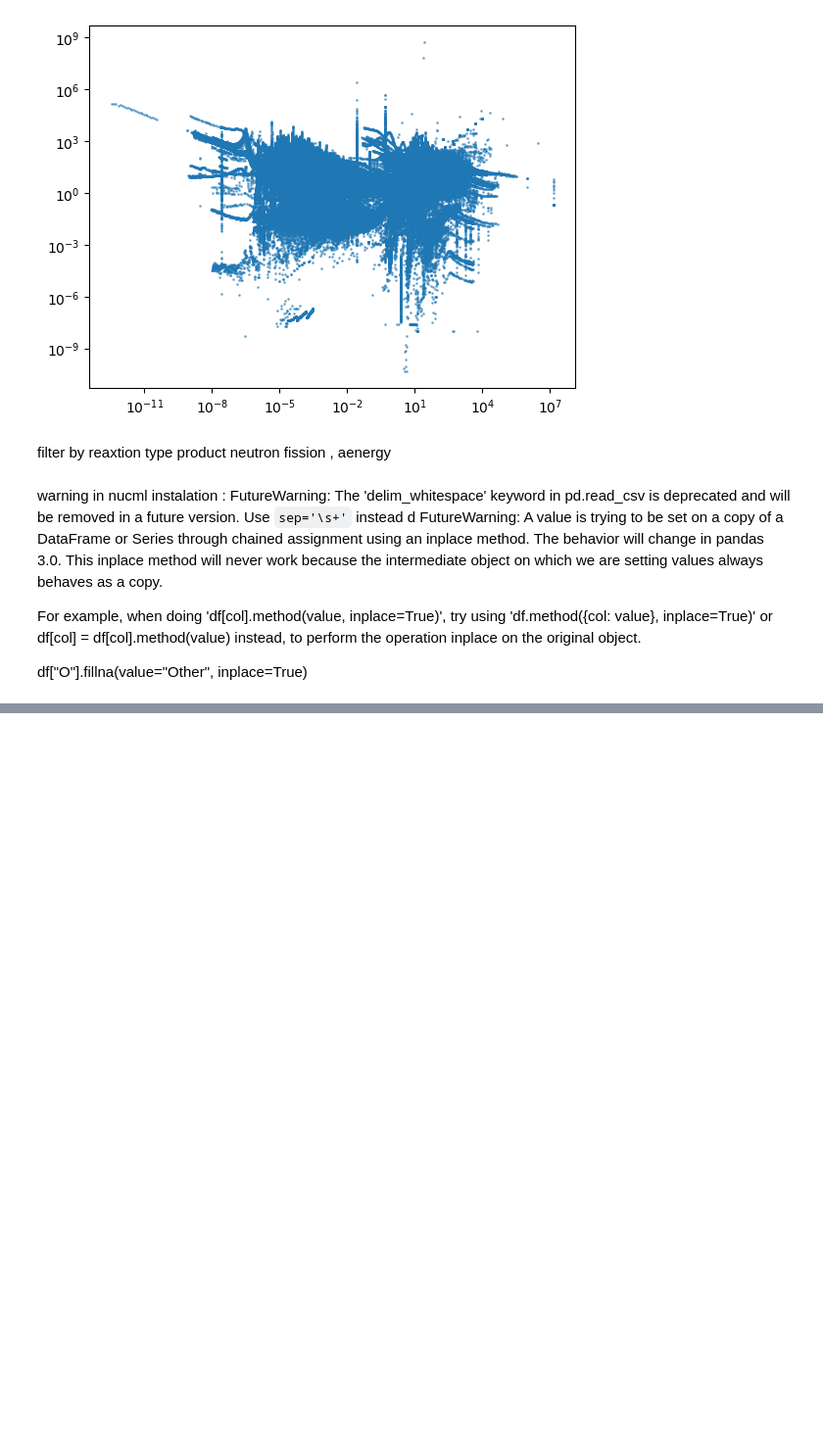
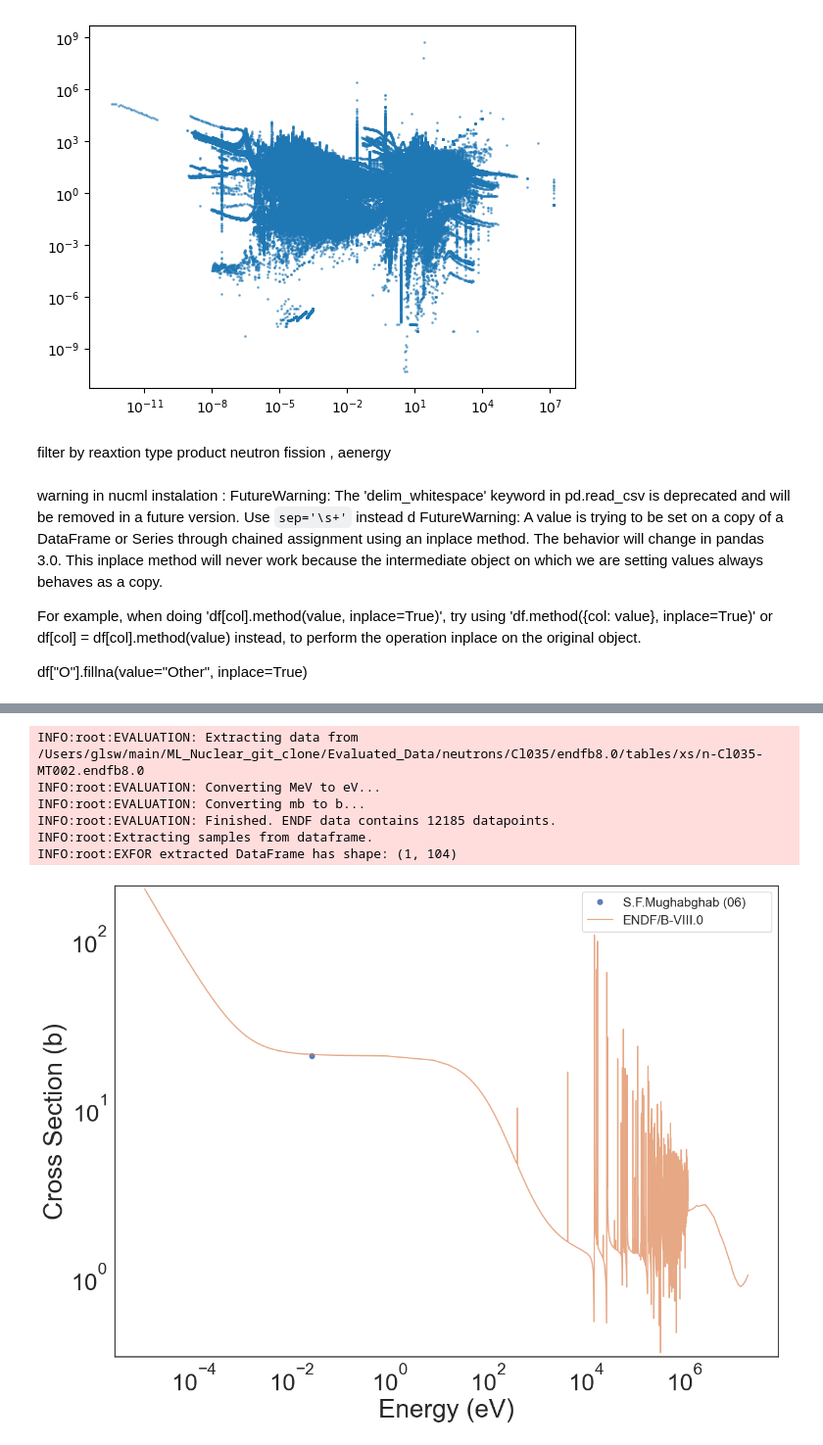
Before and after one commit to Glsw2714/Msci-Project, a Jupyter notebook: Project_msci.ipynb, the cells around one changed output, grey strips where cells are left out. Shown at 98% size. Drawn from its saved outputs; the diff is of its cells as text; code cells hidden in the pictures; blank space fills up the shorter version.

```diff
--- a/Project_msci.ipynb
+++ b/Project_msci.ipynb
@@ -1380,0 +1468,19 @@ then want to incooperate different experiments and also ENDF fit lines then do t
+# %%
+kwargs = {"nat_iso":"I", "one_hot":False, "alpha":0.7, "legend":True, "interpolate":False,
+          "log_plot":True, "ref":True}
+
+fe_exfor_endf = exfor_utils.plot_exfor_w_references(df, 17, 35, "2",
+                                                    legend_size=15,
+                                                    error=True,
+                                                    save=True,
+                                                    get_endf=True,
+                                                    path=figure_dir,
+                                                    **kwargs)
+# %% [output]
+INFO:root:EVALUATION: Extracting data from /Users/glsw/main/ML_Nuclear_git_clone/Evaluated_Data/neutrons/Cl035/endfb8.0/tables/xs/n-Cl035-MT002.endfb8.0
+INFO:root:EVALUATION: Converting MeV to eV...
+INFO:root:EVALUATION: Converting mb to b...
+INFO:root:EVALUATION: Finished. ENDF data contains 12185 datapoints.
+INFO:root:Extracting samples from dataframe.
+INFO:root:EXFOR extracted DataFrame has shape: (1, 104)
+[figure, added]
```
Also changed, not shown: parts of 10 cells of this notebook, 15 other files.
